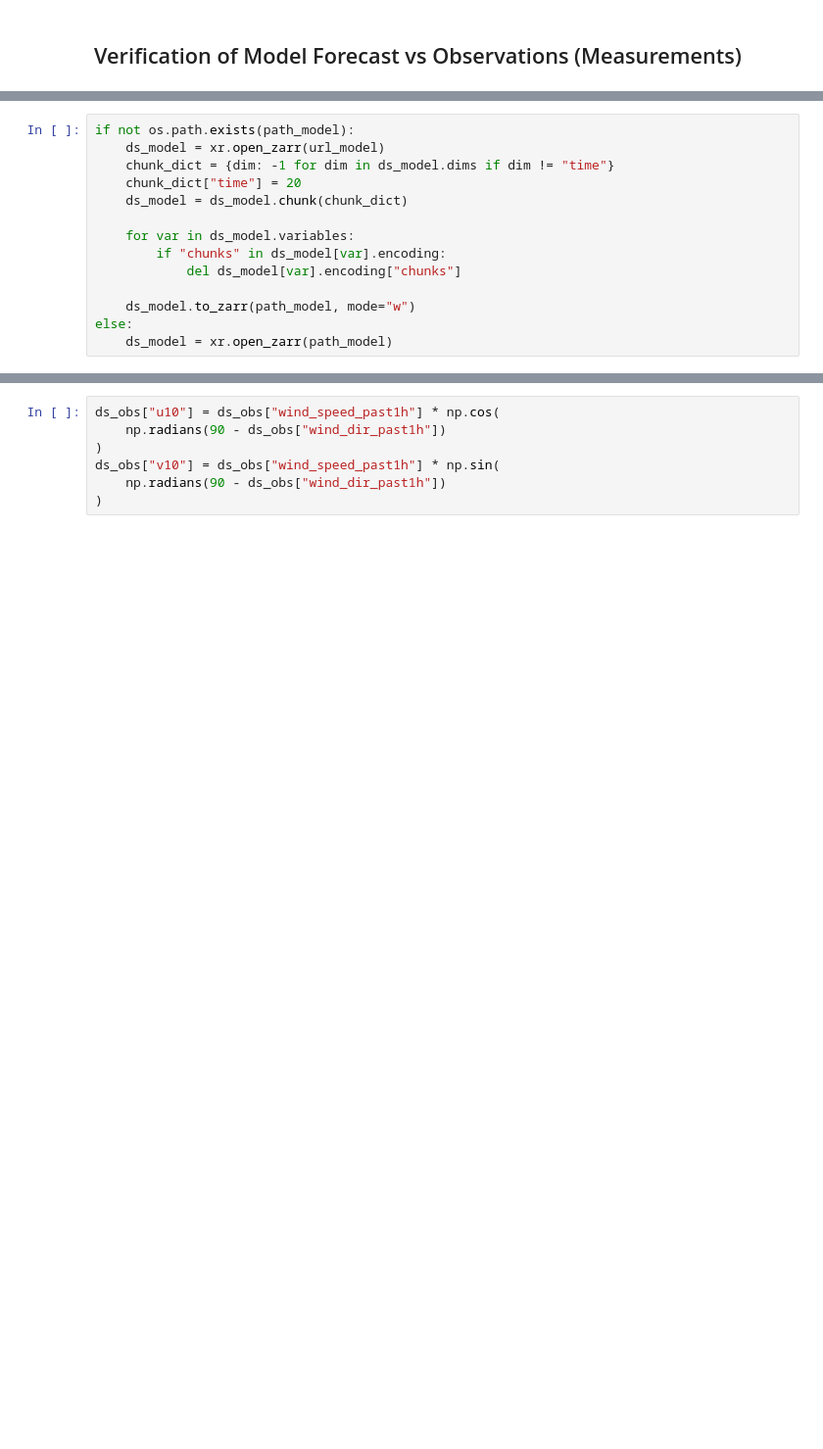
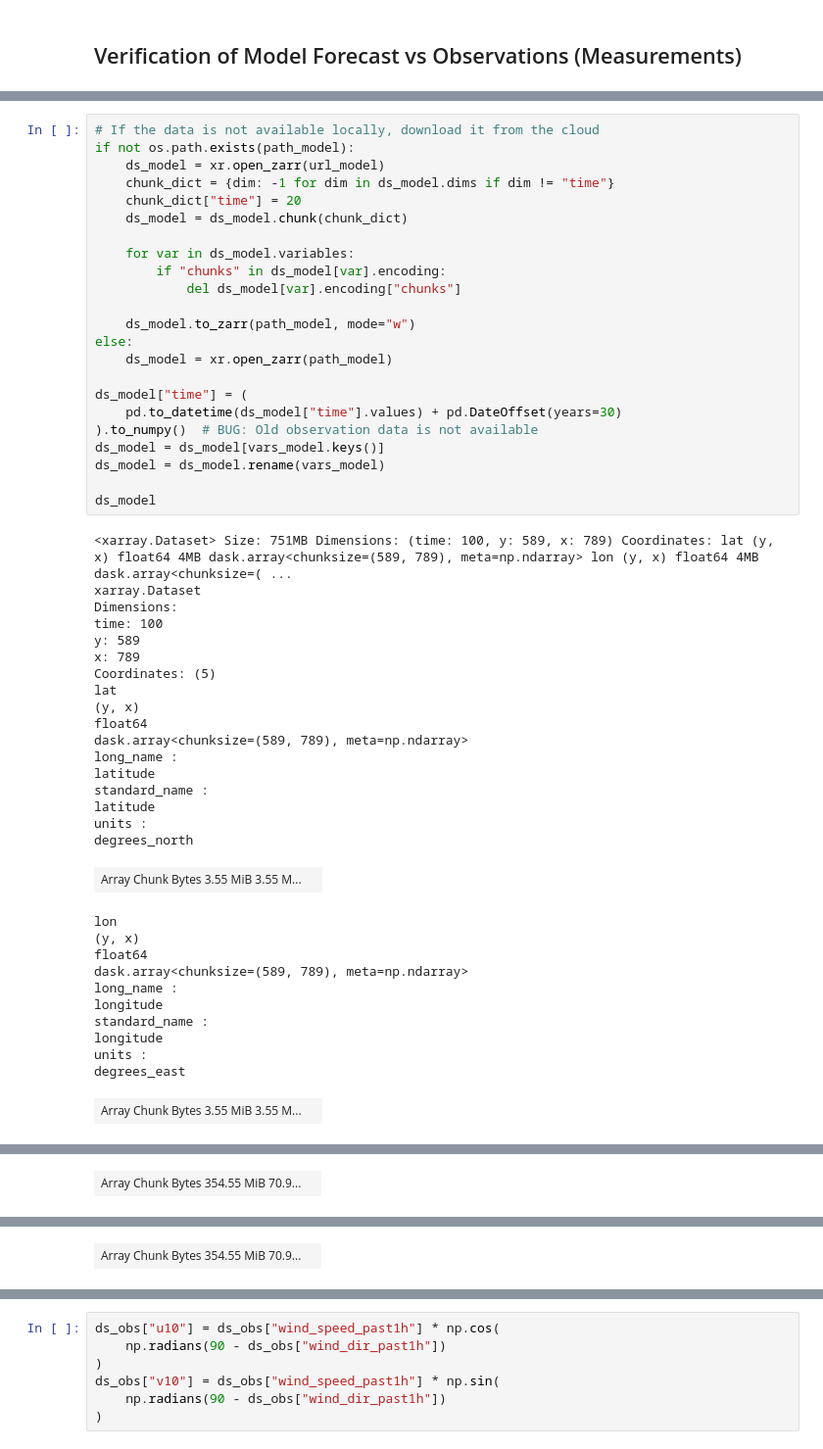
Before and after one commit to CarloSaccardi/GNNs4WP, a Jupyter notebook: docs/notebooks/verification.ipynb, the cells around one changed output, grey strips where cells are left out. Shown: that part at 98% size. Drawn from its saved outputs; the diff is of its cells as text; blank space fills up the shorter version.

```diff
--- a/docs/notebooks/verification.ipynb
+++ b/docs/notebooks/verification.ipynb
@@ -23,14 +35,53 @@ import pandas as pd
 # %%
+# If the data is not available locally, download it from the cloud
 if not os.path.exists(path_model):
     ds_model = xr.open_zarr(url_model)
     chunk_dict = {dim: -1 for dim in ds_model.dims if dim != "time"}
     chunk_dict["time"] = 20
     ds_model = ds_model.chunk(chunk_dict)
 
     for var in ds_model.variables:
         if "chunks" in ds_model[var].encoding:
             del ds_model[var].encoding["chunks"]
 
     ds_model.to_zarr(path_model, mode="w")
 else:
     ds_model = xr.open_zarr(path_model)
+
+ds_model["time"] = (
+    pd.to_datetime(ds_model["time"].values) + pd.DateOffset(years=30)
+).to_numpy()  # BUG: Old observation data is not available
+ds_model = ds_model[vars_model.keys()]
+ds_model = ds_model.rename(vars_model)
+
+ds_model
+# %% [output]
+<xarray.Dataset> Size: 751MB Dimensions: (time: 100, y: 589, x: 789) Coordinates: lat (y, x) float64 4MB dask.array<chunksize=(589, 789), meta=np.ndarray> lon (y, x) float64 4MB dask.array<chunksize=( ...
+xarray.Dataset
+Dimensions:
+time: 100
+y: 589
+x: 789
+Coordinates: (5)
+lat
+(y, x)
+float64
+dask.array<chunksize=(589, 789), meta=np.ndarray>
+long_name :
+latitude
+standard_name :
+latitude
+units :
+degrees_north
+| Array Chunk Bytes 3.55 MiB 3.55 M... |  |
+lon
+(y, x)
+float64
+dask.array<chunksize=(589, 789), meta=np.ndarray>
+long_name :
+longitude
+standard_name :
+longitude
+units :
+degrees_east
+| Array Chunk Bytes 3.55 MiB 3.55 M... |  |
@@ -36,0 +105 @@ else:
+| Array Chunk Bytes 354.55 MiB 70.9... |  |
@@ -36,0 +126 @@ else:
+| Array Chunk Bytes 354.55 MiB 70.9... |  |
```
Also changed, not shown: parts of 25 cells of this notebook.
